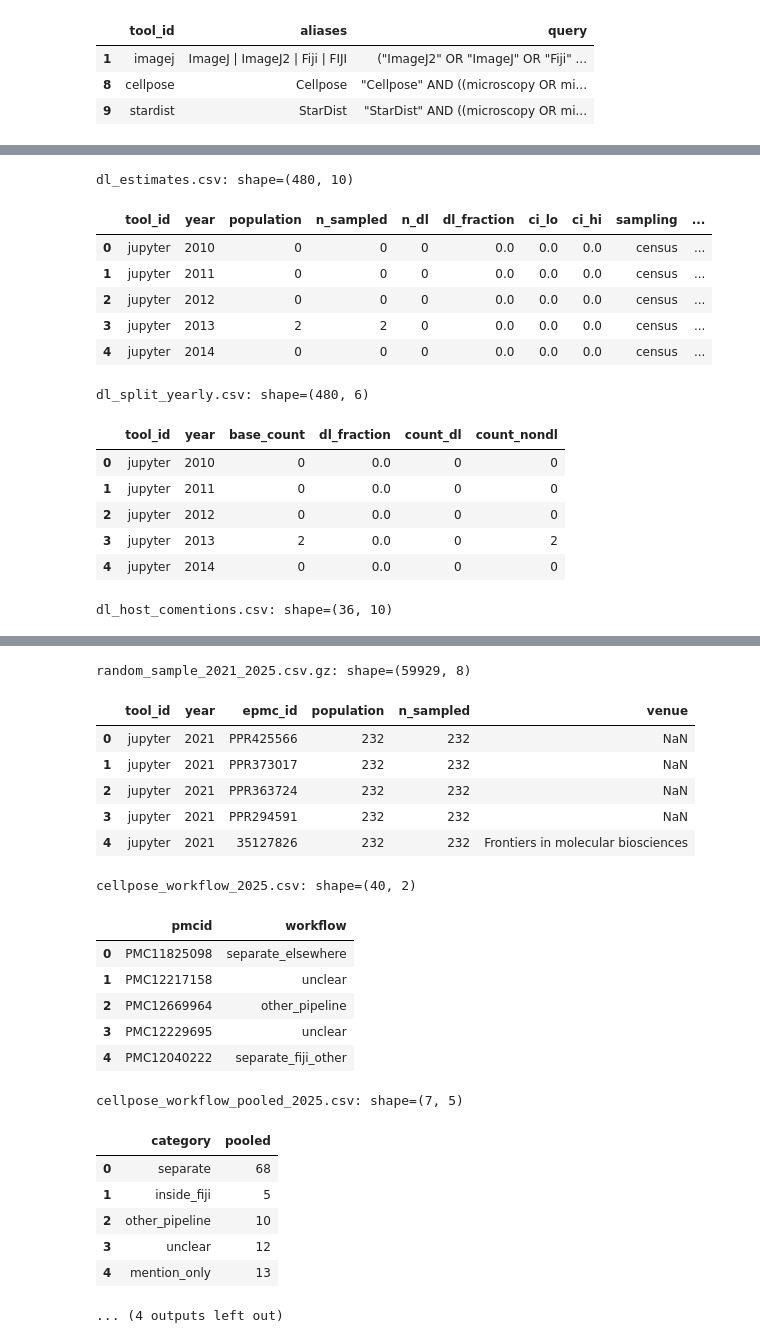
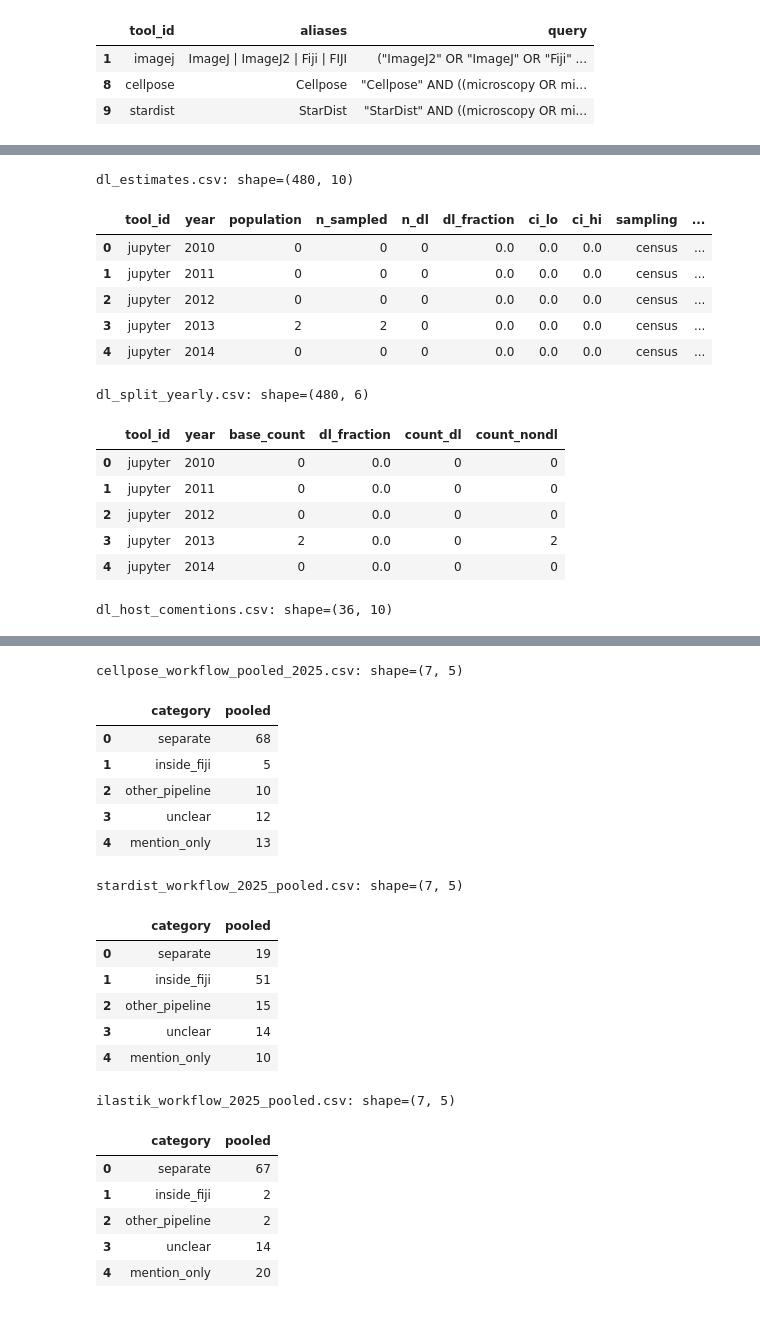
Before and after one commit to HenriquesLab/mapping-bioimage-software, a Jupyter notebook: notebooks/Figure6.ipynb, the cells around one changed output, grey strips where cells are left out. Saved outputs shown, nothing was run; the diff lists cells and outputs as text; code cells hidden in the pictures.

```diff
--- a/notebooks/Figure6.ipynb
+++ b/notebooks/Figure6.ipynb
@@ -69,57 +92,52 @@ Registry table shape: (30, 7)
 # %%
 estimates = inspect_processed('dl_estimates.csv')
 splits = inspect_processed('dl_split_yearly.csv')
 hosts = inspect_processed('dl_host_comentions.csv')
-sample = inspect_processed('random_sample_2021_2025.csv.gz', ['tool_id', 'year', 'epmc_id', 'population', 'n_sampled', 'venue'])
-workflow_path = fs.PROCESSED.parent / 'validation' / 'cellpose_workflow_2025.csv'
-workflow = pd.read_csv(workflow_path)
-print(f'cellpose_workflow_2025.csv: shape={workflow.shape}')
-display(workflow.head())
-pooled_files = {'Cellpose': 'cellpose_workflow_pooled_2025.csv',
-                'StarDist': 'stardist_workflow_2025_pooled.csv',
+from census.build import classify_dl
+pooled_files = {'cellpose': 'cellpose_workflow_pooled_2025.csv',
+                'stardist': 'stardist_workflow_2025_pooled.csv',
                 'ilastik': 'ilastik_workflow_2025_pooled.csv'}
 pooled_tables = {method: inspect_processed(name, ['category', 'pooled']) for method, name in pooled_files.items()}
 # %% [output]
 dl_estimates.csv: shape=(480, 10)
 |  | tool_id | year | population | n_sampled | n_dl | dl_fraction | ci_lo | ci_hi | sampling | ... |
 | 0 | jupyter | 2010 | 0 | 0 | 0 | 0.0 | 0.0 | 0.0 | census | ... |
 | 1 | jupyter | 2011 | 0 | 0 | 0 | 0.0 | 0.0 | 0.0 | census | ... |
 | 2 | jupyter | 2012 | 0 | 0 | 0 | 0.0 | 0.0 | 0.0 | census | ... |
 | 3 | jupyter | 2013 | 2 | 2 | 0 | 0.0 | 0.0 | 0.0 | census | ... |
 | 4 | jupyter | 2014 | 0 | 0 | 0 | 0.0 | 0.0 | 0.0 | census | ... |
 dl_split_yearly.csv: shape=(480, 6)
 |  | tool_id | year | base_count | dl_fraction | count_dl | count_nondl |
 | 0 | jupyter | 2010 | 0 | 0.0 | 0 | 0 |
 | 1 | jupyter | 2011 | 0 | 0.0 | 0 | 0 |
 | 2 | jupyter | 2012 | 0 | 0.0 | 0 | 0 |
 | 3 | jupyter | 2013 | 2 | 0.0 | 0 | 2 |
 | 4 | jupyter | 2014 | 0 | 0.0 | 0 | 0 |
 dl_host_comentions.csv: shape=(36, 10)
 |  | dl_tool | host | year | n_dl | n_with_host | share_host | n_any_plugin | share_any_plugin_of_host | ... |
 | 0 | cellpose | imagej | 2020 | 9 | 5 | 0.5556 | 3.0 | 0.6000 | ... |
 | 1 | cellpose | qupath | 2020 | 9 | 1 | 0.1111 | NaN | NaN | ... |
 | 2 | cellpose | napari | 2020 | 9 | 1 | 0.1111 | NaN | NaN | ... |
 | 3 | cellpose | imagej | 2021 | 49 | 39 | 0.7959 | 18.0 | 0.4615 | ... |
 | 4 | cellpose | qupath | 2021 | 49 | 2 | 0.0408 | NaN | NaN | ... |
-random_sample_2021_2025.csv.gz: shape=(59929, 8)
+cellpose_workflow_pooled_2025.csv: shape=(7, 5)
-|  | tool_id | year | epmc_id | population | n_sampled | venue |
-| 0 | jupyter | 2021 | PPR425566 | 232 | 232 | NaN |
-| 1 | jupyter | 2021 | PPR373017 | 232 | 232 | NaN |
-| 2 | jupyter | 2021 | PPR363724 | 232 | 232 | NaN |
-| 3 | jupyter | 2021 | PPR294591 | 232 | 232 | NaN |
-| 4 | jupyter | 2021 | 35127826 | 232 | 232 | Frontiers in molecular biosciences |
+|  | category | pooled |
+| 0 | separate | 68 |
+| 1 | inside_fiji | 5 |
+| 2 | other_pipeline | 10 |
+| 3 | unclear | 12 |
+| 4 | mention_only | 13 |
-cellpose_workflow_2025.csv: shape=(40, 2)
+stardist_workflow_2025_pooled.csv: shape=(7, 5)
-|  | pmcid | workflow |
-| 0 | PMC11825098 | separate_elsewhere |
-| 1 | PMC12217158 | unclear |
-| 2 | PMC12669964 | other_pipeline |
-| 3 | PMC12229695 | unclear |
-| 4 | PMC12040222 | separate_fiji_other |
+|  | category | pooled |
+| 0 | separate | 19 |
+| 1 | inside_fiji | 51 |
+| 2 | other_pipeline | 15 |
+| 3 | unclear | 14 |
+| 4 | mention_only | 10 |
-cellpose_workflow_pooled_2025.csv: shape=(7, 5)
+ilastik_workflow_2025_pooled.csv: shape=(7, 5)
 |  | category | pooled |
-| 0 | separate | 68 |
-| 1 | inside_fiji | 5 |
-| 2 | other_pipeline | 10 |
-| 3 | unclear | 12 |
-| 4 | mention_only | 13 |
+| 0 | separate | 67 |
+| 1 | inside_fiji | 2 |
+| 2 | other_pipeline | 2 |
+| 3 | unclear | 14 |
+| 4 | mention_only | 20 |
-... (4 outputs left out)
```
Also changed, not shown: parts of 17 cells of this notebook, 17 other files.
